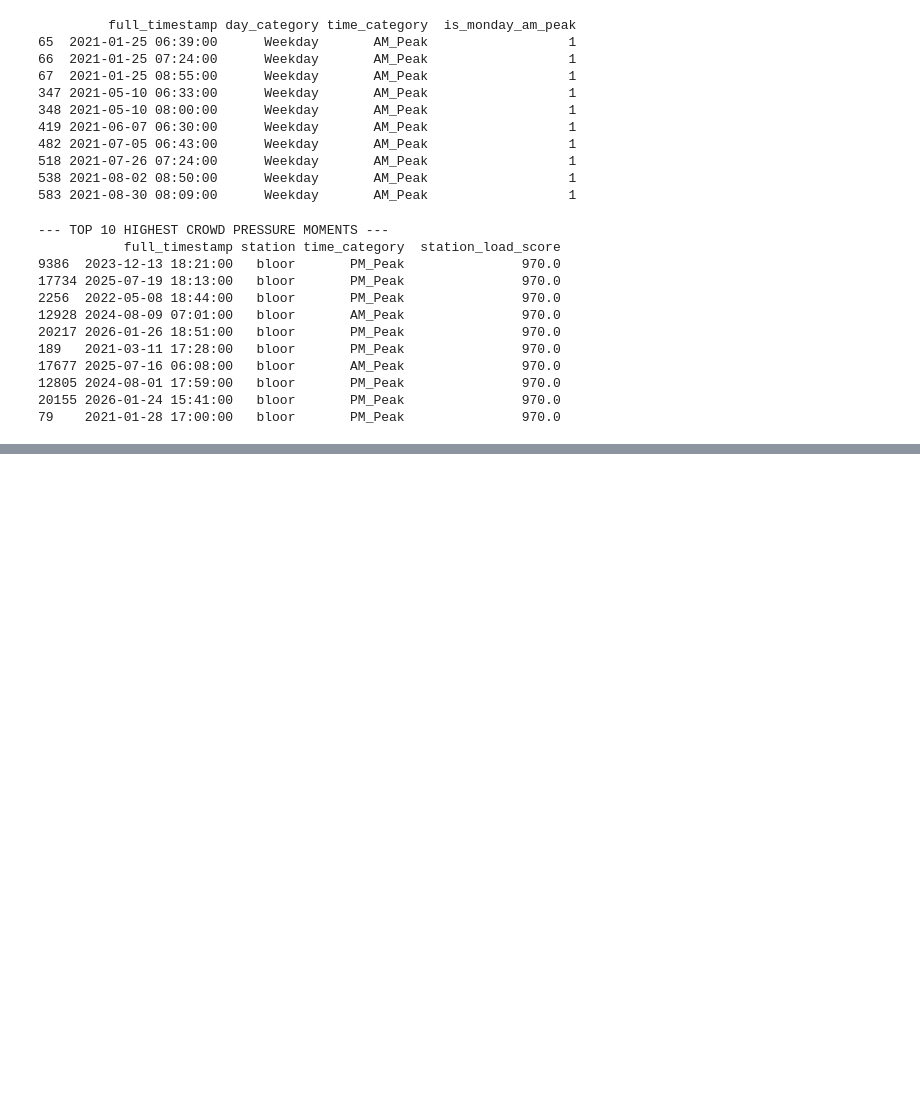
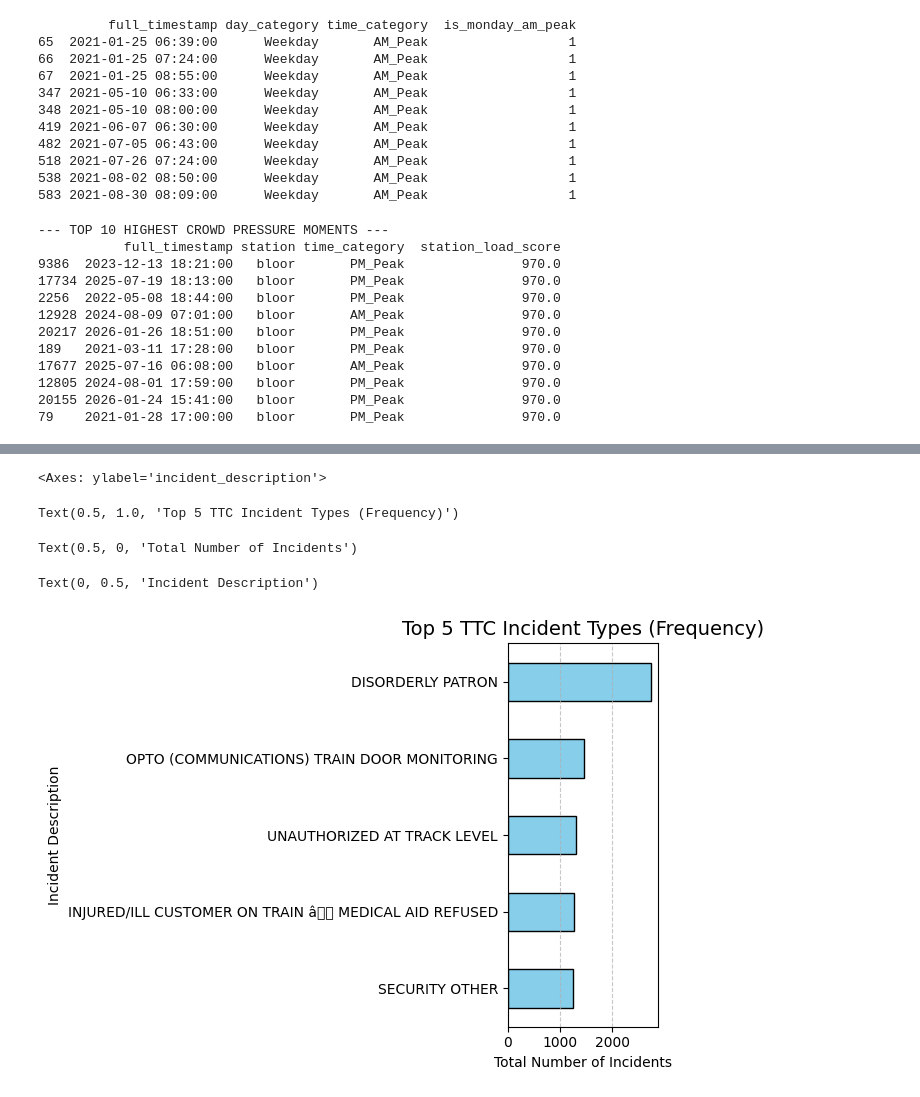
Before and after one commit to Nicole-Hong/DSI-Cohort8-ML11, a Jupyter notebook: notebooks/3_feature_engineering/feature_engineering_ivy.ipynb, the cells around one changed output, grey strips where cells are left out. Drawn from its saved outputs; the diff is of its cells as text; code cells hidden in the pictures; blank space fills up the shorter version.

```diff
--- a/notebooks/3_feature_engineering/feature_engineering_ivy.ipynb
+++ b/notebooks/3_feature_engineering/feature_engineering_ivy.ipynb
@@ -620,3 +630,22 @@ print(top_pressure[view_cols].head(10))
 12805 2024-08-01 17:59:00   bloor       PM_Peak               970.0
 20155 2026-01-24 15:41:00   bloor       PM_Peak               970.0
 79    2021-01-28 17:00:00   bloor       PM_Peak               970.0
+# %%
+# join the descriptions using 'CODE' as the key
+processed_df = processed_df.merge(
+    code_description_df[['CODE', 'DESCRIPTION']],
+    left_on='code_reduced',   # key in main data
+    right_on='CODE',          # key in the description data
+    how='left'
+)
+
+# Cleanup
+#
+#  drop the extra 'CODE' column
+processed_df = processed_df.drop(columns=['CODE'])
+
+# 3. Rename to incident_description
+processed_df = processed_df.rename(columns={'DESCRIPTION': 'incident_description'})
+
+# Verify
+print(processed_df[['code_reduced', 'incident_description']].head())
@@ -622,0 +659,23 @@ print(top_pressure[view_cols].head(10))
+# %%
+import matplotlib.pyplot as plt
+
+# identify top 5 incident types by frequency
+top_5_incidents = processed_df['incident_description'].value_counts().head(5)
+
+# plot
+top_5_incidents.plot(kind='barh', color='skyblue', edgecolor='black')
+
+# fix plot
+plt.title('Top 5 TTC Incident Types (Frequency)', fontsize=14)
+plt.xlabel('Total Number of Incidents')
+plt.ylabel('Incident Description')
+plt.gca().invert_yaxis() # This puts the #1 incident at the top
+plt.grid(axis='x', linestyle='--', alpha=0.7)
+plt.tight_layout() # Prevents the text from getting cut off
+plt.show()
+# %% [output]
+<Axes: ylabel='incident_description'>
+Text(0.5, 1.0, 'Top 5 TTC Incident Types (Frequency)')
+Text(0.5, 0, 'Total Number of Incidents')
+Text(0, 0.5, 'Incident Description')
+[figure, added]
```
Also changed, not shown: parts of 8 cells of this notebook.
